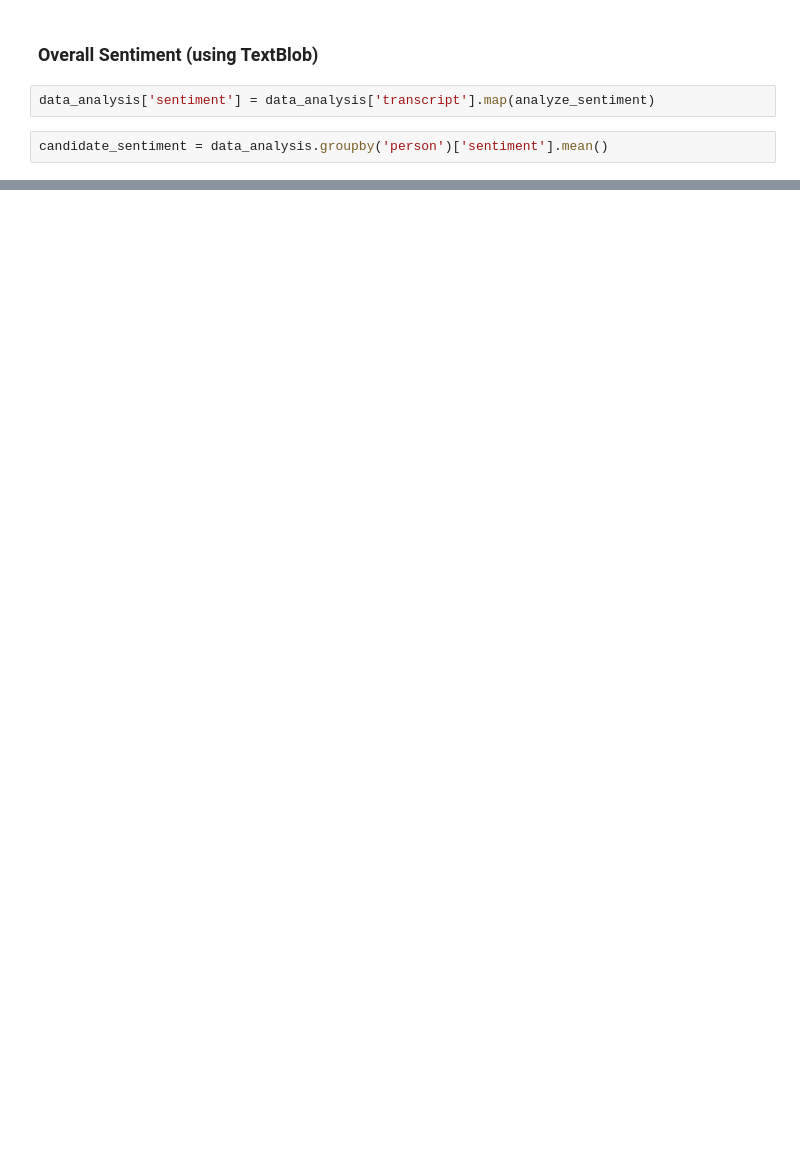
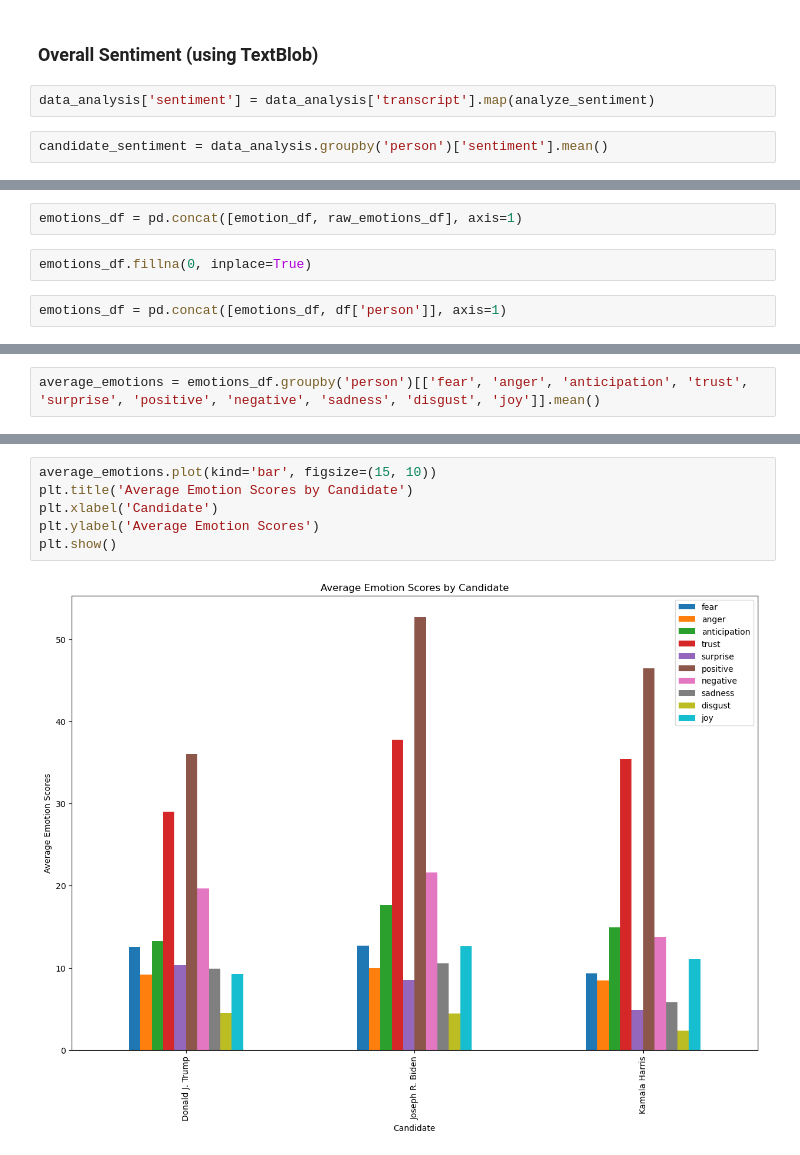
Before and after one commit to yash9323/webminingproject, a Jupyter notebook: eda.ipynb, the cells around one changed output, grey strips where cells are left out. Cells and saved outputs as stored; diff of their text form; blank space fills up the shorter version.

```diff
--- a/eda.ipynb
+++ b/eda.ipynb
@@ -219,0 +339,6 @@ plt.show()
+# %%
+emotions_df = pd.concat([emotion_df, raw_emotions_df], axis=1)
+# %%
+emotions_df.fillna(0, inplace=True)
+# %%
+emotions_df = pd.concat([emotions_df, df['person']], axis=1)
@@ -219,0 +361,2 @@ plt.show()
+# %%
+average_emotions = emotions_df.groupby('person')[['fear', 'anger', 'anticipation', 'trust', 'surprise', 'positive', 'negative', 'sadness', 'disgust', 'joy']].mean()
@@ -219,0 +371,8 @@ plt.show()
+# %%
+average_emotions.plot(kind='bar', figsize=(15, 10))
+plt.title('Average Emotion Scores by Candidate')
+plt.xlabel('Candidate')
+plt.ylabel('Average Emotion Scores')
+plt.show()
+# %% [output]
+[figure, added]
```
Also changed, not shown: parts of 49 cells of this notebook, 1 other file.
